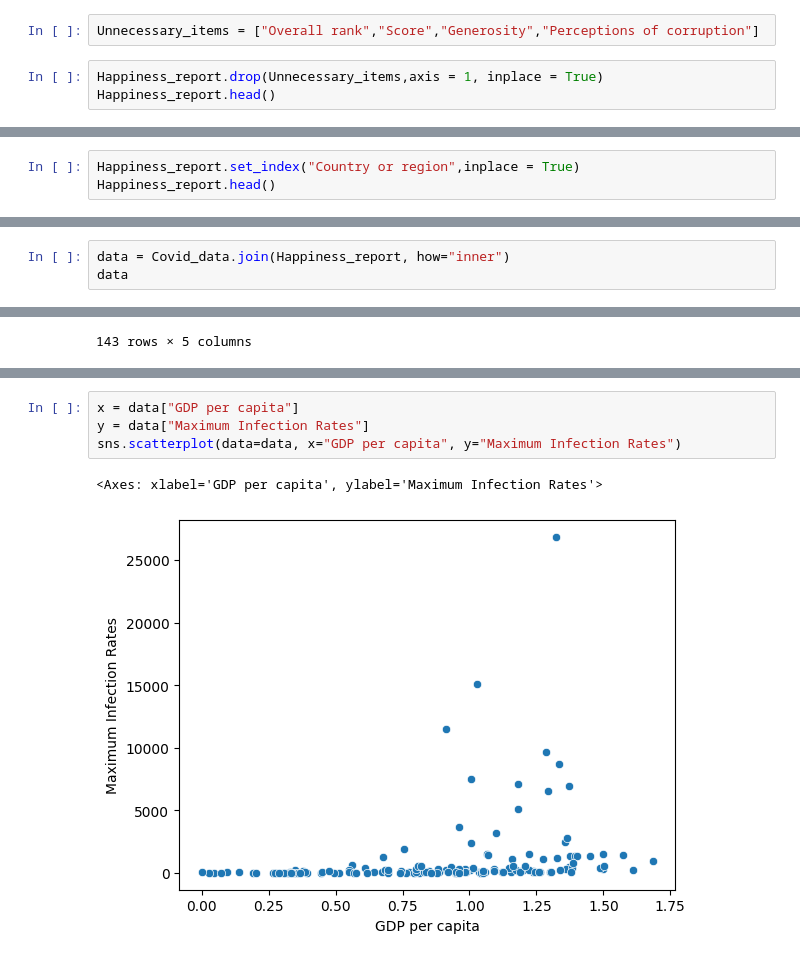
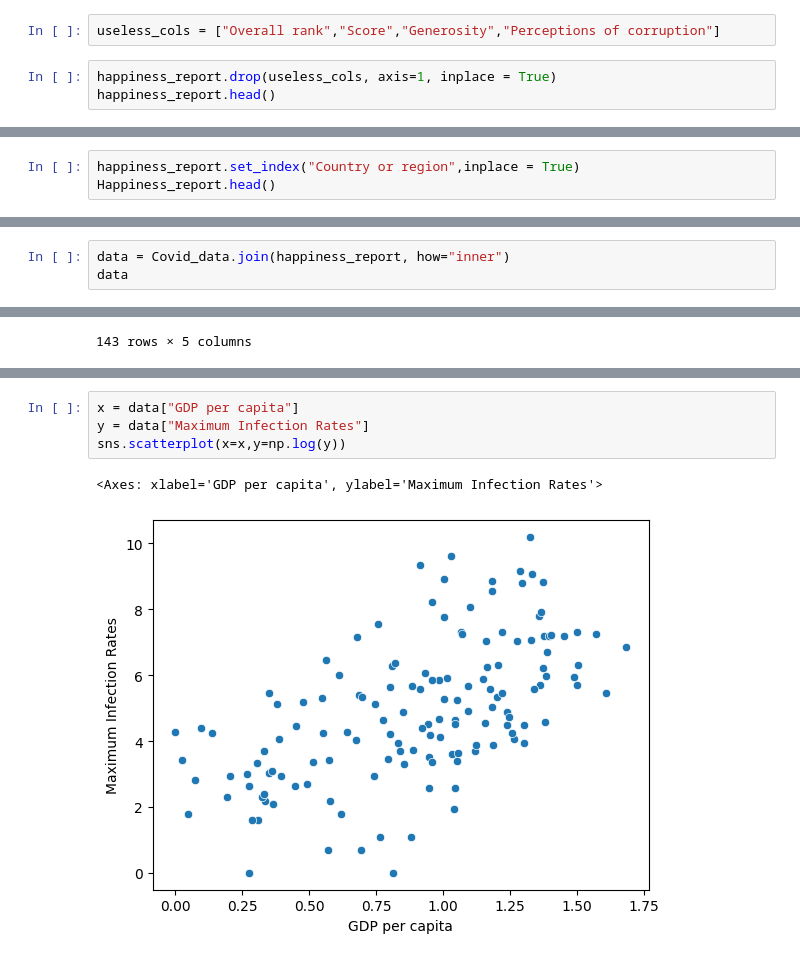
Before and after one commit to tvVigneshNarayanan/Tute_Project, a Jupyter notebook: Case_Covid.ipynb, the cells around one changed output, grey strips where cells are left out. Drawn from its saved outputs; the diff is of its cells as text.

```diff
--- a/Case_Covid.ipynb
+++ b/Case_Covid.ipynb
@@ -143,8 +144,8 @@ Happiness_report
 # %%
-Unnecessary_items = ["Overall rank","Score","Generosity","Perceptions of corruption"]
+useless_cols = ["Overall rank","Score","Generosity","Perceptions of corruption"]
 # %%
-Happiness_report.drop(Unnecessary_items,axis = 1, inplace = True)
-Happiness_report.head()
+happiness_report.drop(useless_cols, axis=1, inplace = True)
+happiness_report.head()
 # %% [output]
 |  | Country or region | GDP per capita | Social support | Healthy life expectancy | Freedom to make life choices |
 | 0 | Finland | 1.340 | 1.587 | 0.986 | 0.596 |
@@ -153,7 +154,7 @@ Happiness_report.head()
 | 3 | Iceland | 1.380 | 1.624 | 1.026 | 0.591 |
 | 4 | Netherlands | 1.396 | 1.522 | 0.999 | 0.557 |
 # %%
-Happiness_report.set_index("Country or region",inplace = True)
+happiness_report.set_index("Country or region",inplace = True)
 Happiness_report.head()
 # %% [output]
 |  | GDP per capita | Social support | Healthy life expectancy | Freedom to make life choices |
@@ -172,7 +173,7 @@ Happiness_report.shape
 # %% [output]
 (156, 4)
 # %%
-data = Covid_data.join(Happiness_report, how="inner")
+data = Covid_data.join(happiness_report, how="inner")
 data
 # %% [output]
 |  | Maximum Infection Rates | GDP per capita | Social support | Healthy life expectancy | Freedom to make life choices |
@@ -200,7 +217,7 @@ data.corr()
 # %%
 x = data["GDP per capita"]
 y = data["Maximum Infection Rates"]
-sns.scatterplot(data=data, x="GDP per capita", y="Maximum Infection Rates")
+sns.scatterplot(x=x,y=np.log(y))
 # %% [output]
 <Axes: xlabel='GDP per capita', ylabel='Maximum Infection Rates'>
-[figure, old version]
+[figure, new version]
```
Also changed, not shown: parts of 19 cells of this notebook.
